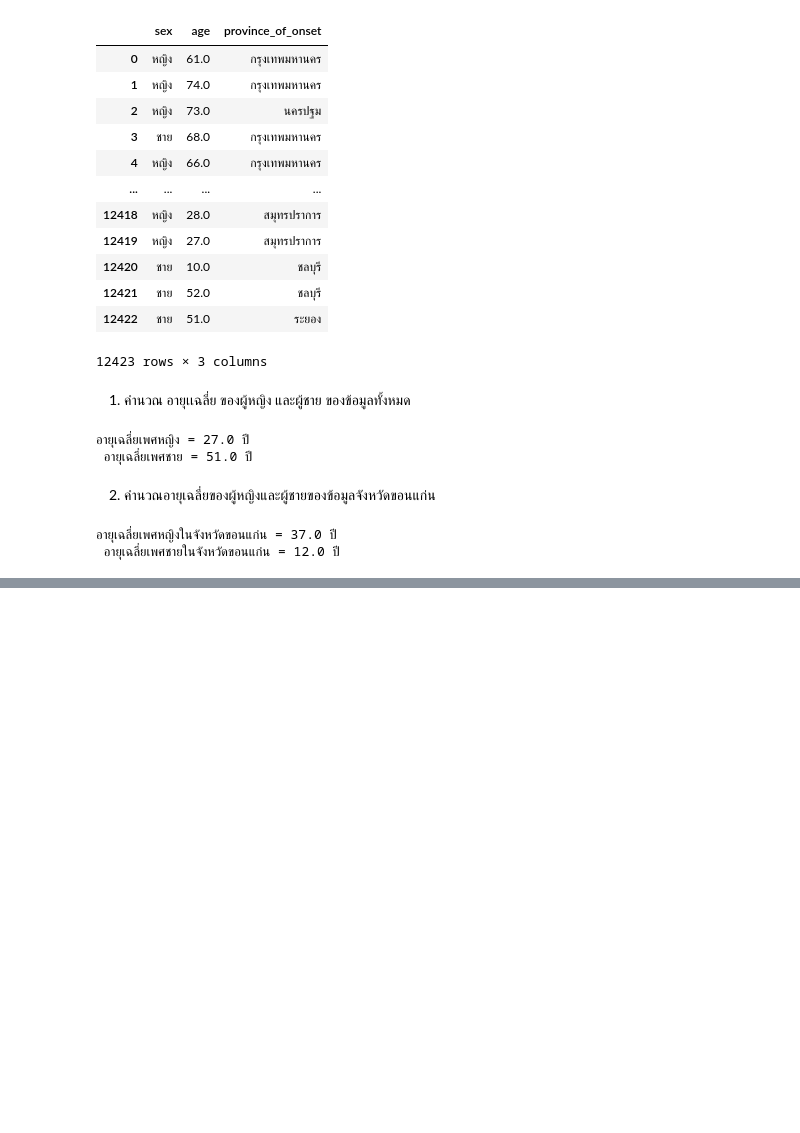
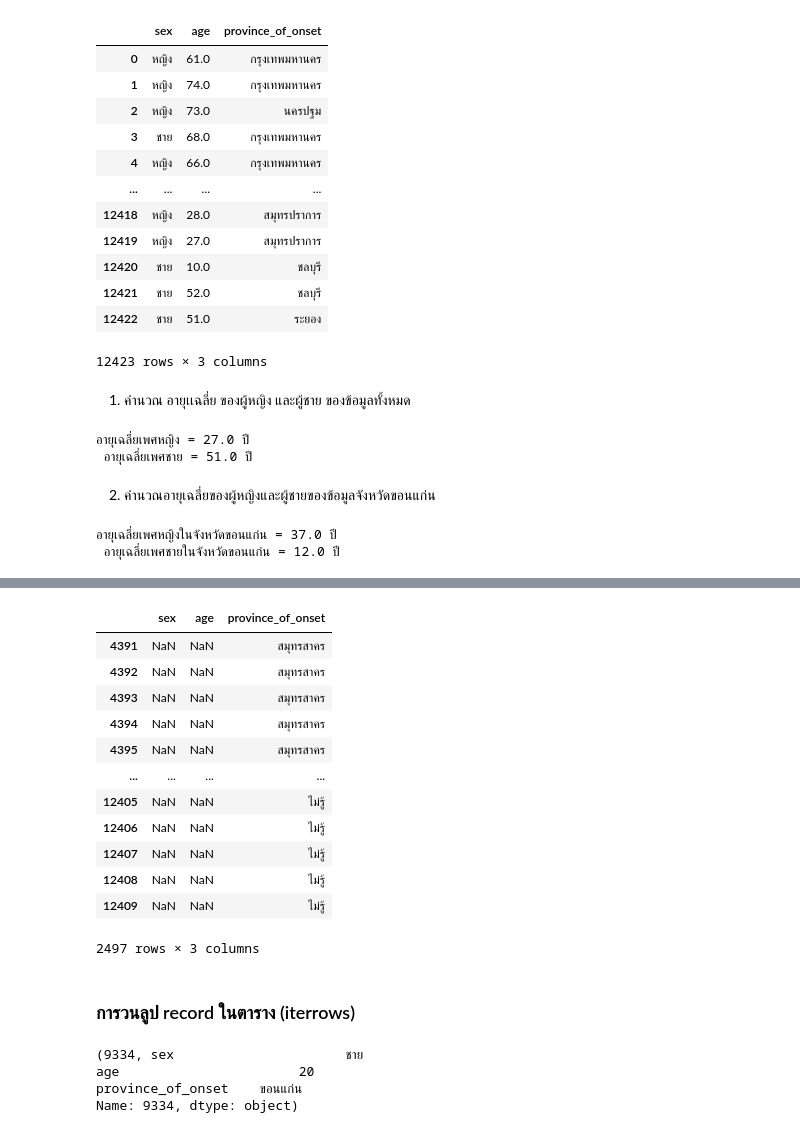
Before and after one commit to siwakornnn/data_viz, a Jupyter notebook: Pandas101.ipynb, the cells around one changed output, grey strips where cells are left out. Cells and saved outputs as stored; diff of their text form; code cells hidden in the pictures; blank space fills up the shorter version.

```diff
--- a/Pandas101.ipynb
+++ b/Pandas101.ipynb
@@ -244,0 +470,30 @@ print(f'อายุเฉลี่ยเพศหญิงในจังหว
+# %%
+this_data_updated_2 = this_data.fillna(value={'province_of_onset': 'ไม่รู้'})
+this_data_updated_2[this_data_updated['sex']=='ไม่รู้']
+# %% [output]
+|  | sex | age | province_of_onset |
+| 4391 | NaN | NaN | สมุทรสาคร |
+| 4392 | NaN | NaN | สมุทรสาคร |
+| 4393 | NaN | NaN | สมุทรสาคร |
+| 4394 | NaN | NaN | สมุทรสาคร |
+| 4395 | NaN | NaN | สมุทรสาคร |
+| ... | ... | ... | ... |
+| 12405 | NaN | NaN | ไม่รู้ |
+| 12406 | NaN | NaN | ไม่รู้ |
+| 12407 | NaN | NaN | ไม่รู้ |
+| 12408 | NaN | NaN | ไม่รู้ |
+| 12409 | NaN | NaN | ไม่รู้ |
+2497 rows × 3 columns
+# %% [markdown]
+### การวนลูป record ในตาราง (iterrows)
+# %%
+for each_row in this_data.iterrows():
+    # print(each_row)
+    # print(each_row[1])
+    if (each_row[1]['age'] == 20) and (each_row[1]['province_of_onset'] == 'ขอนแก่น') :
+      print(each_row)
+# %% [output]
+(9334, sex                      ชาย
+age                       20
+province_of_onset    ขอนแก่น
+Name: 9334, dtype: object)
```
Also changed, not shown: parts of 27 cells of this notebook.
